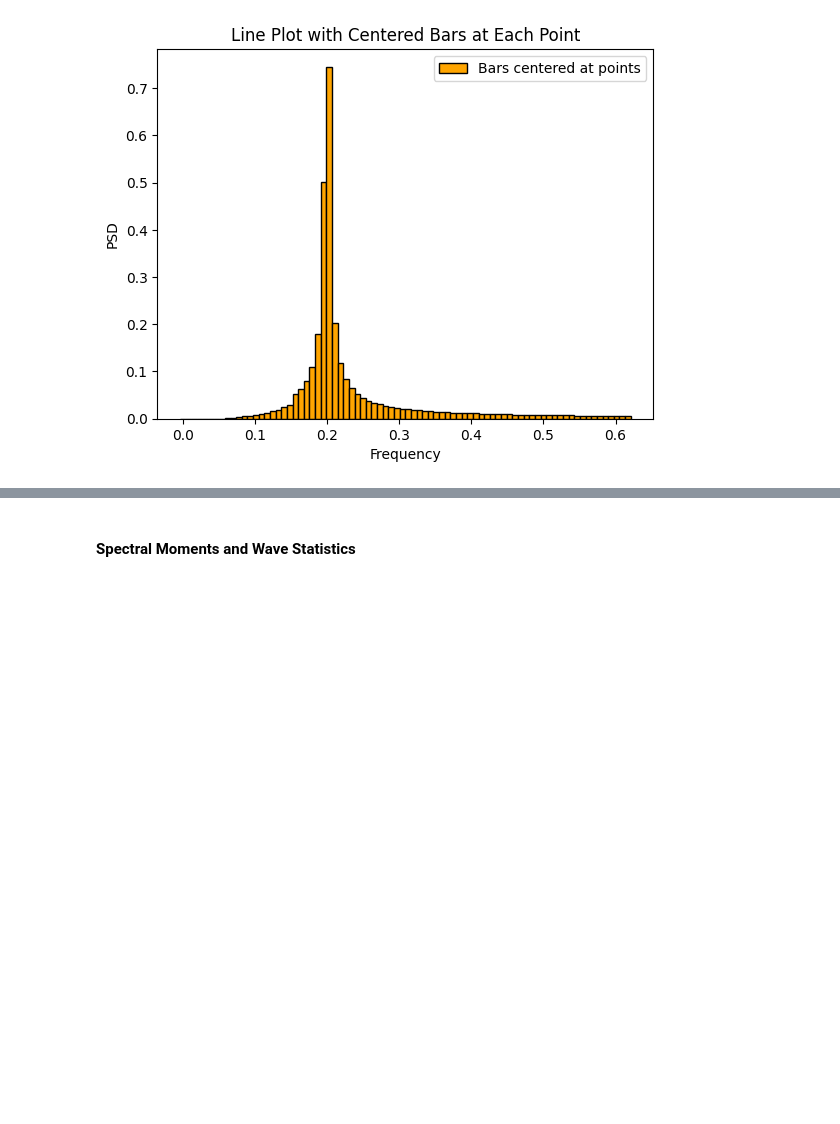
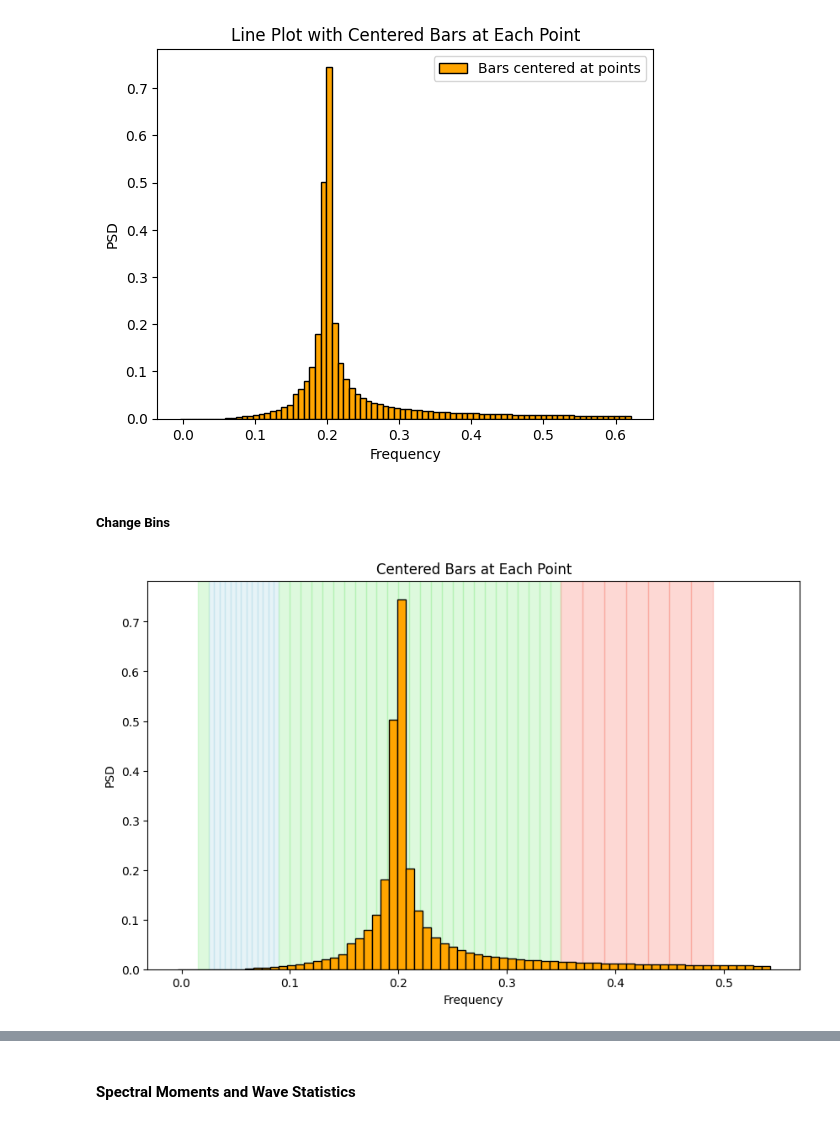
Before and after one commit to hillcraig/UMD_BUOY, a Jupyter notebook: WaveProcessing/main_mock_data.ipynb, the cells around one changed output, grey strips where cells are left out. Saved outputs shown, nothing was run; the diff lists cells and outputs as text; code cells hidden in the pictures; blank space fills up the shorter version.

```diff
--- a/WaveProcessing/main_mock_data.ipynb
+++ b/WaveProcessing/main_mock_data.ipynb
@@ -8,4 +8,4 @@ GRAVITY = 9.81
 NUM_COLUMNS = int(2**9 * (17* (1-(1/2))+(1/2))) #4608  #how to know what input num here will prodcuce a segment size that is a power of 2
 PERCENT_SHOWN = .1 #Percentage of data shown in graphs
 SAMPLING_FREQUENCY = 4 #4 Hz -> 4 samples a second
-NUM_COLUMNS
+NDBC_BANDWIDTHS = [0.010] + [0.005 for i in range(13)] + [0.010 for i in range(26)] + [0.020 for i in range(7)]
@@ -310,3 +308,28 @@ plt.legend()
 plt.show()
 # %% [output]
 [figure]
+# %% [markdown]
+##### Change Bins
+# %%
+# Adding bars centered at each point
+plt.subplots(figsize=(10, 6))
+colors = ['lightblue' if x == 0.005 else 'lightgreen' if x == 0.010 else 'salmon' for x in NDBC_BANDWIDTHS]
+
+start = 0.015
+for i, (width, color) in enumerate(zip(NDBC_BANDWIDTHS, colors), 0):
+    plt.axvspan(start, start+width, color = color, alpha=0.3)
+    start += width
+
+bar_width = freq_domain[1] - freq_domain[0] # Adjust the width to your preference
+plt.bar(freq_domain[0:70], spectral_density[0:70], width=bar_width, color='orange',edgecolor='black', align='center', label='Bars centered at points')
+
+
+# Add title and labels to the chart
+plt.title('Centered Bars at Each Point')
+plt.xlabel('Frequency')
+plt.ylabel('PSD')
+
+# Show the plot
+plt.show()
+# %% [output]
+[figure, added]
```
Also changed, not shown: parts of 5 cells of this notebook.
